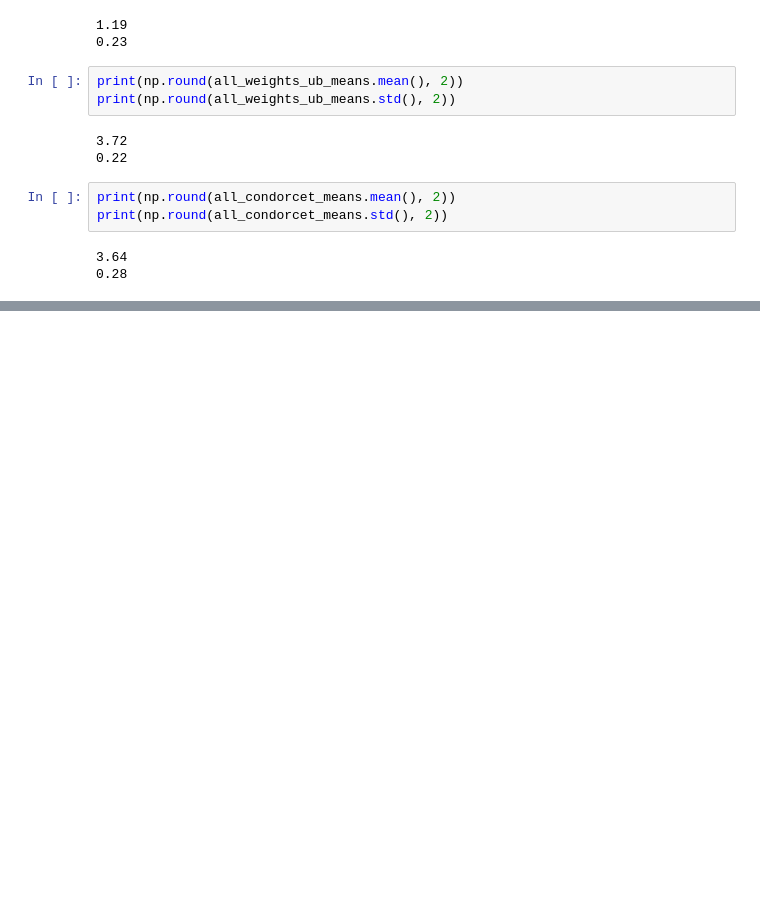
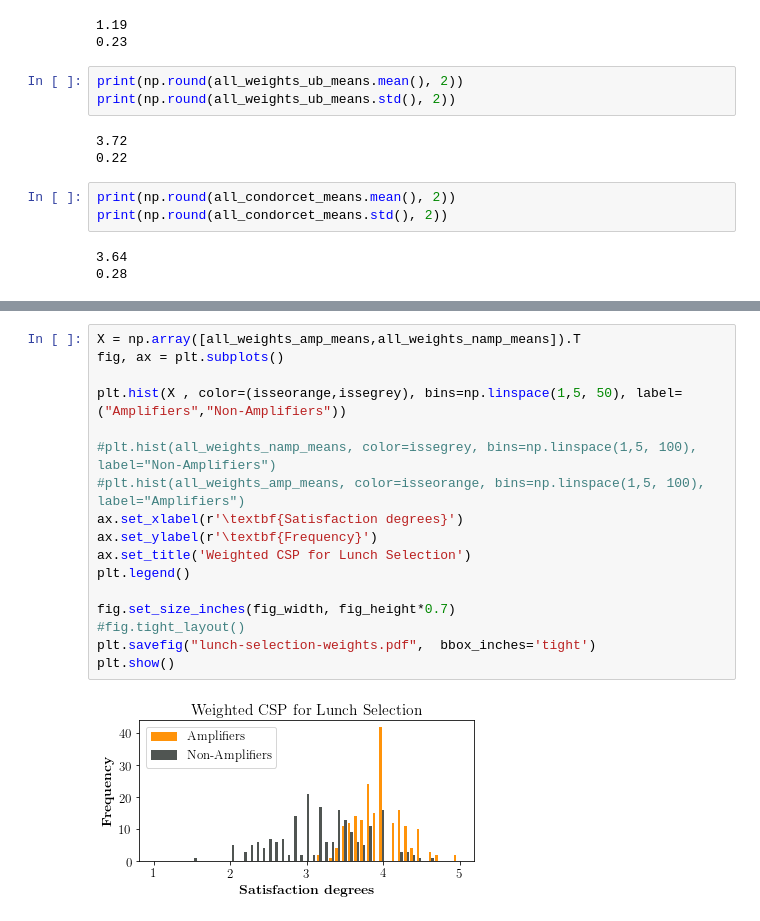
Before and after one commit to isse-augsburg/minibrass, a Jupyter notebook: evaluation/minibrass-voting-experiment/evaluation/archive/lunch-200-0,5/Untitled.ipynb, the cells around one changed output, grey strips where cells are left out. Drawn from its saved outputs; the diff is of its cells as text; blank space fills up the shorter version.

```diff
--- a/evaluation/minibrass-voting-experiment/evaluation/archive/lunch-200-0,5/Untitled.ipynb
+++ b/evaluation/minibrass-voting-experiment/evaluation/archive/lunch-200-0,5/Untitled.ipynb
@@ -265,0 +304,19 @@ print(np.round(all_condorcet_means.std(), 2))
+# %%
+X = np.array([all_weights_amp_means,all_weights_namp_means]).T
+fig, ax = plt.subplots()
+
+plt.hist(X , color=(isseorange,issegrey), bins=np.linspace(1,5, 50), label=("Amplifiers","Non-Amplifiers"))
+
+#plt.hist(all_weights_namp_means, color=issegrey, bins=np.linspace(1,5, 100), label="Non-Amplifiers")
+#plt.hist(all_weights_amp_means, color=isseorange, bins=np.linspace(1,5, 100), label="Amplifiers")
+ax.set_xlabel(r'\textbf{Satisfaction degrees}')
+ax.set_ylabel(r'\textbf{Frequency}')
+ax.set_title('Weighted CSP for Lunch Selection')
+plt.legend()
+
+fig.set_size_inches(fig_width, fig_height*0.7)
+#fig.tight_layout()
+plt.savefig("lunch-selection-weights.pdf",  bbox_inches='tight')
+plt.show()
+# %% [output]
+[figure, added]
```
Also changed, not shown: parts of 7 cells of this notebook, 4 other files.
